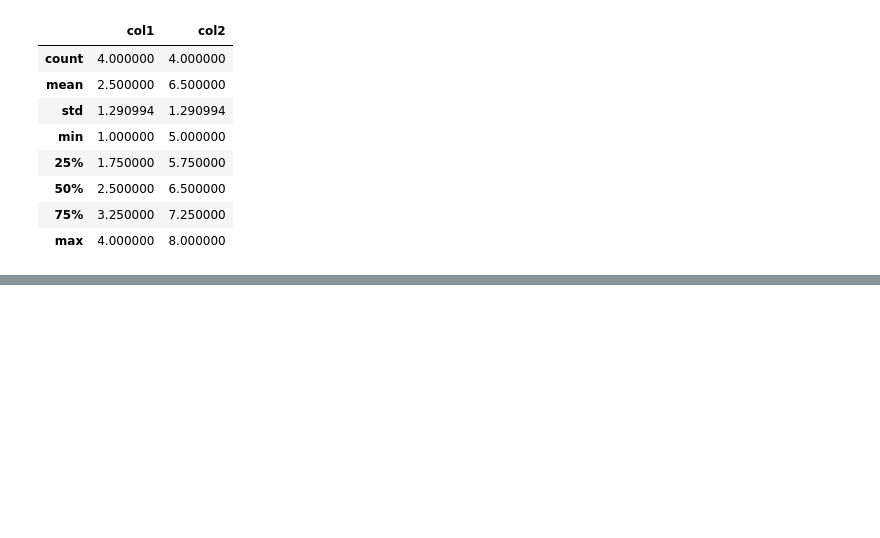
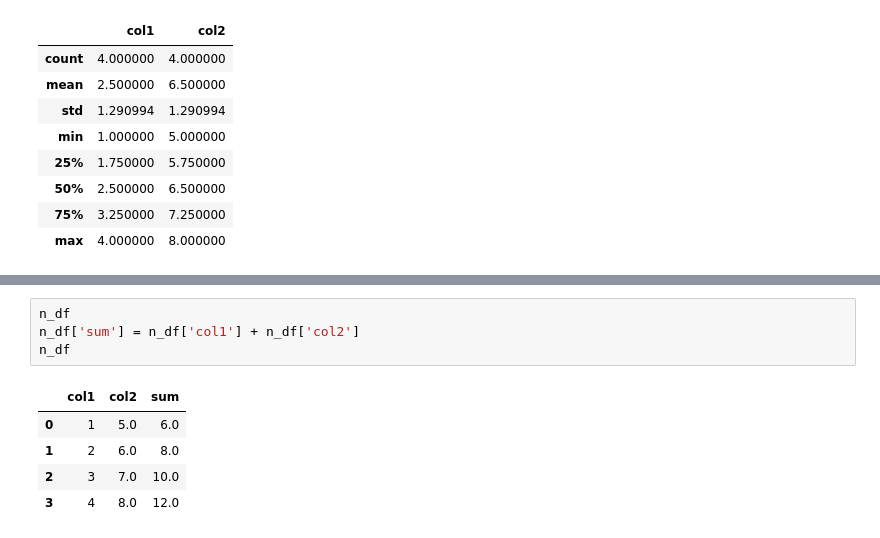
Before and after one commit to ZomiKim/2025python, a Jupyter notebook: 02code/01test/07pandas.ipynb, the cells around one changed output, grey strips where cells are left out. Drawn from its saved outputs; the diff is of its cells as text; blank space fills up the shorter version.

```diff
--- a/02code/01test/07pandas.ipynb
+++ b/02code/01test/07pandas.ipynb
@@ -161,0 +178,10 @@ dtype: object
+# %%
+n_df
+n_df['sum'] = n_df['col1'] + n_df['col2']
+n_df
+# %% [output]
+|  | col1 | col2 | sum |
+| 0 | 1 | 5.0 | 6.0 |
+| 1 | 2 | 6.0 | 8.0 |
+| 2 | 3 | 7.0 | 10.0 |
+| 3 | 4 | 8.0 | 12.0 |
```
Also changed, not shown: parts of 13 cells of this notebook, 1 other file.
